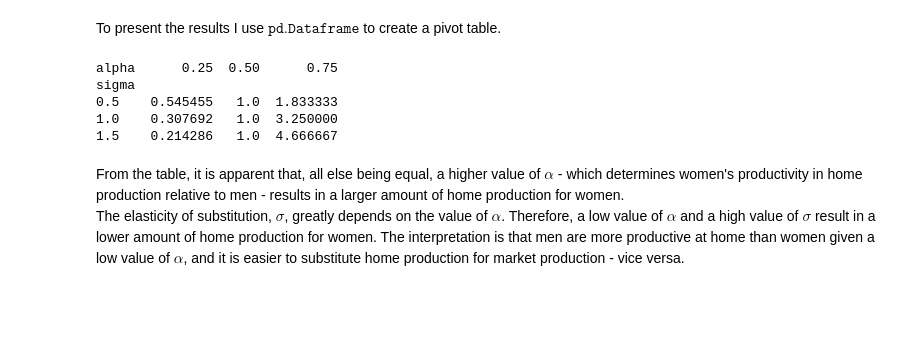
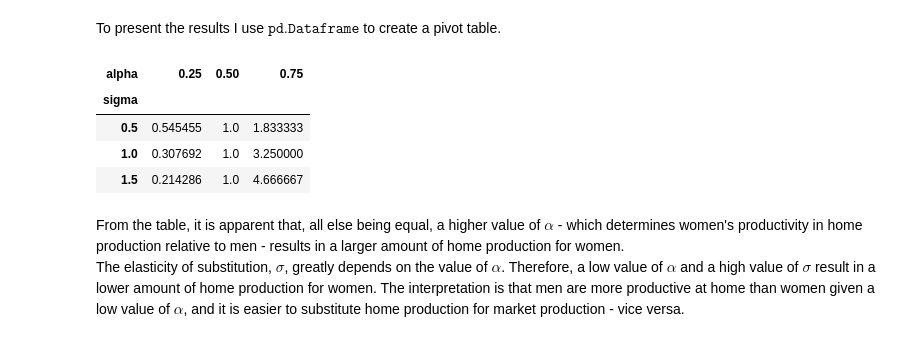
Before and after one commit to NumEconCopenhagen/projects-2023-jts, a Jupyter notebook: inauguralproject/inauguralproject.ipynb, the cells around one changed output. Saved outputs shown, nothing was run; the diff lists cells and outputs as text; code cells hidden in the pictures; blank space fills up the shorter version.

```diff
--- a/inauguralproject/inauguralproject.ipynb
+++ b/inauguralproject/inauguralproject.ipynb
@@ -80,18 +84,18 @@ To present the results I use $\texttt{pd.Dataframe}$ to create a pivot table.
 # %%
 # create dataframe
 df = pd.DataFrame({'alpha': alpha_list, 'sigma': sigma_list, 'HF/HM': HF_HM_list})
 
 # convert it into a pivot table
 table = pd.pivot_table(df, values='HF/HM', index='sigma', columns='alpha')
 
 # Print the pivot table
-print(table)
+table.head()
 # %% [output]
-alpha      0.25  0.50      0.75
-sigma
-0.5    0.545455   1.0  1.833333
-1.0    0.307692   1.0  3.250000
-1.5    0.214286   1.0  4.666667
+| alpha | 0.25 | 0.50 | 0.75 |
+| sigma |  |  |  |
+| 0.5 | 0.545455 | 1.0 | 1.833333 |
+| 1.0 | 0.307692 | 1.0 | 3.250000 |
+| 1.5 | 0.214286 | 1.0 | 4.666667 |
 # %% [markdown]
 From the table, it is apparent that, all else being equal, a higher value of $\alpha$ - which determines women's productivity in home production relative to men - results in a larger amount of home production for women.
 <br>
```
Also changed, not shown: parts of 13 cells of this notebook.
